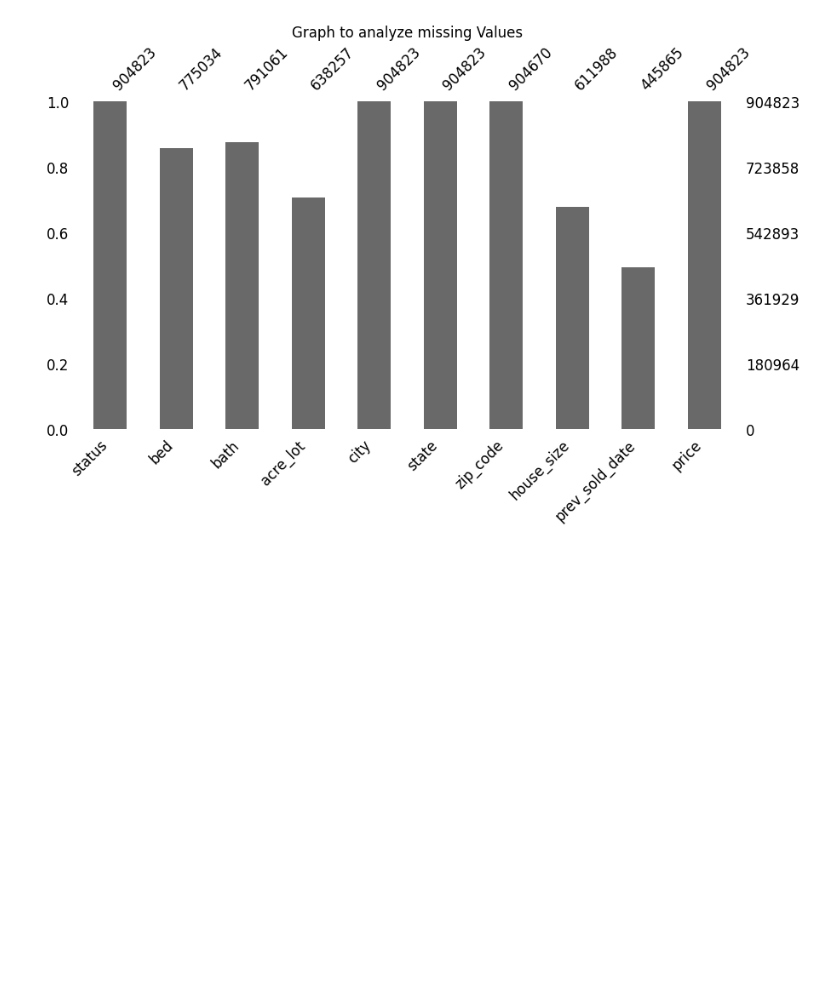
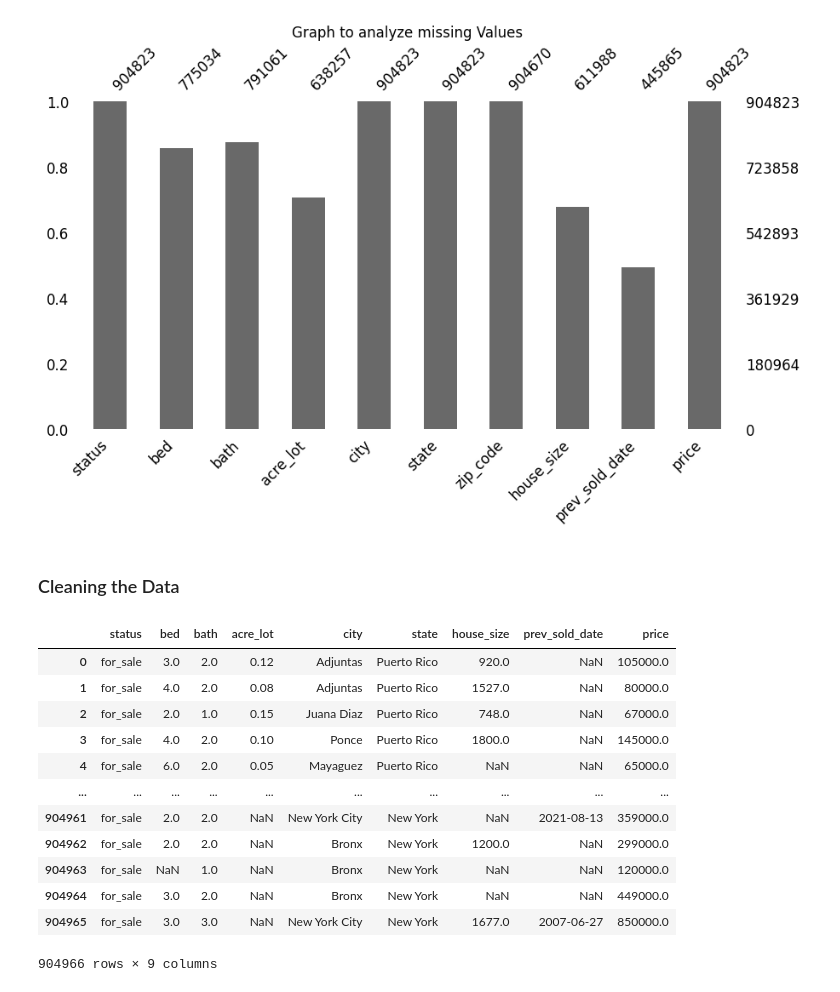
Before and after one commit to VivaanWadhwa/Airbnb-Price-Predictor, a Jupyter notebook: analysis.ipynb, the cells around one changed output. Cells and saved outputs as stored; diff of their text form; code cells hidden in the pictures; blank space fills up the shorter version.

Commit message:
Started Initial Data Cleaning

```diff
--- a/analysis.ipynb
+++ b/analysis.ipynb
@@ -92,3 +92,21 @@ plt.title("Graph to analyze missing Values")
 plt.show()
 # %% [output]
 [figure]
+# %% [markdown]
+### Cleaning the Data
+# %%
+df.drop(["zip_code"],axis = 1)
+# %% [output]
+|  | status | bed | bath | acre_lot | city | state | house_size | prev_sold_date | price |
+| 0 | for_sale | 3.0 | 2.0 | 0.12 | Adjuntas | Puerto Rico | 920.0 | NaN | 105000.0 |
+| 1 | for_sale | 4.0 | 2.0 | 0.08 | Adjuntas | Puerto Rico | 1527.0 | NaN | 80000.0 |
+| 2 | for_sale | 2.0 | 1.0 | 0.15 | Juana Diaz | Puerto Rico | 748.0 | NaN | 67000.0 |
+| 3 | for_sale | 4.0 | 2.0 | 0.10 | Ponce | Puerto Rico | 1800.0 | NaN | 145000.0 |
+| 4 | for_sale | 6.0 | 2.0 | 0.05 | Mayaguez | Puerto Rico | NaN | NaN | 65000.0 |
+| ... | ... | ... | ... | ... | ... | ... | ... | ... | ... |
+| 904961 | for_sale | 2.0 | 2.0 | NaN | New York City | New York | NaN | 2021-08-13 | 359000.0 |
+| 904962 | for_sale | 2.0 | 2.0 | NaN | Bronx | New York | 1200.0 | NaN | 299000.0 |
+| 904963 | for_sale | NaN | 1.0 | NaN | Bronx | New York | NaN | NaN | 120000.0 |
+| 904964 | for_sale | 3.0 | 2.0 | NaN | Bronx | New York | NaN | NaN | 449000.0 |
+| 904965 | for_sale | 3.0 | 3.0 | NaN | New York City | New York | 1677.0 | 2007-06-27 | 850000.0 |
+904966 rows × 9 columns
```
Also changed, not shown: parts of 1 cell of this notebook.
